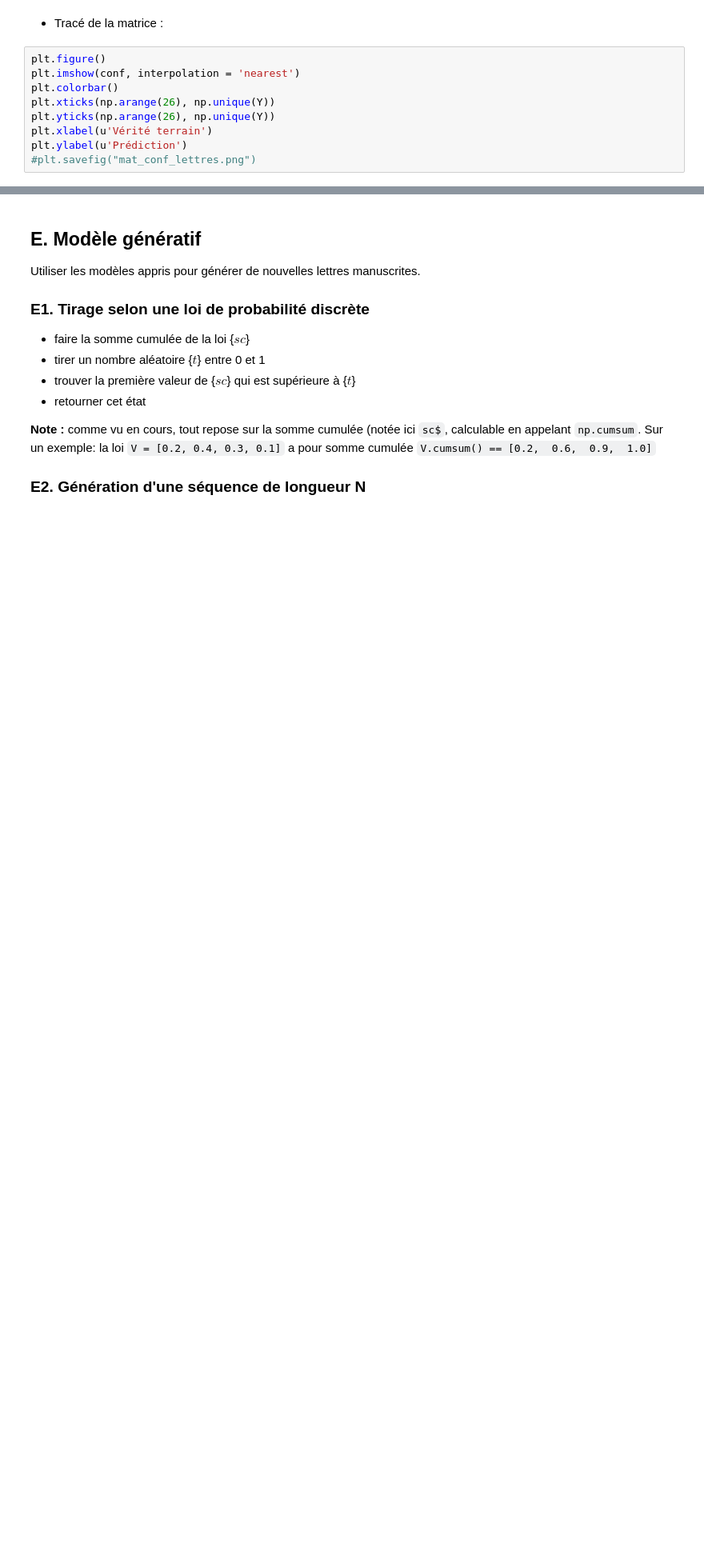
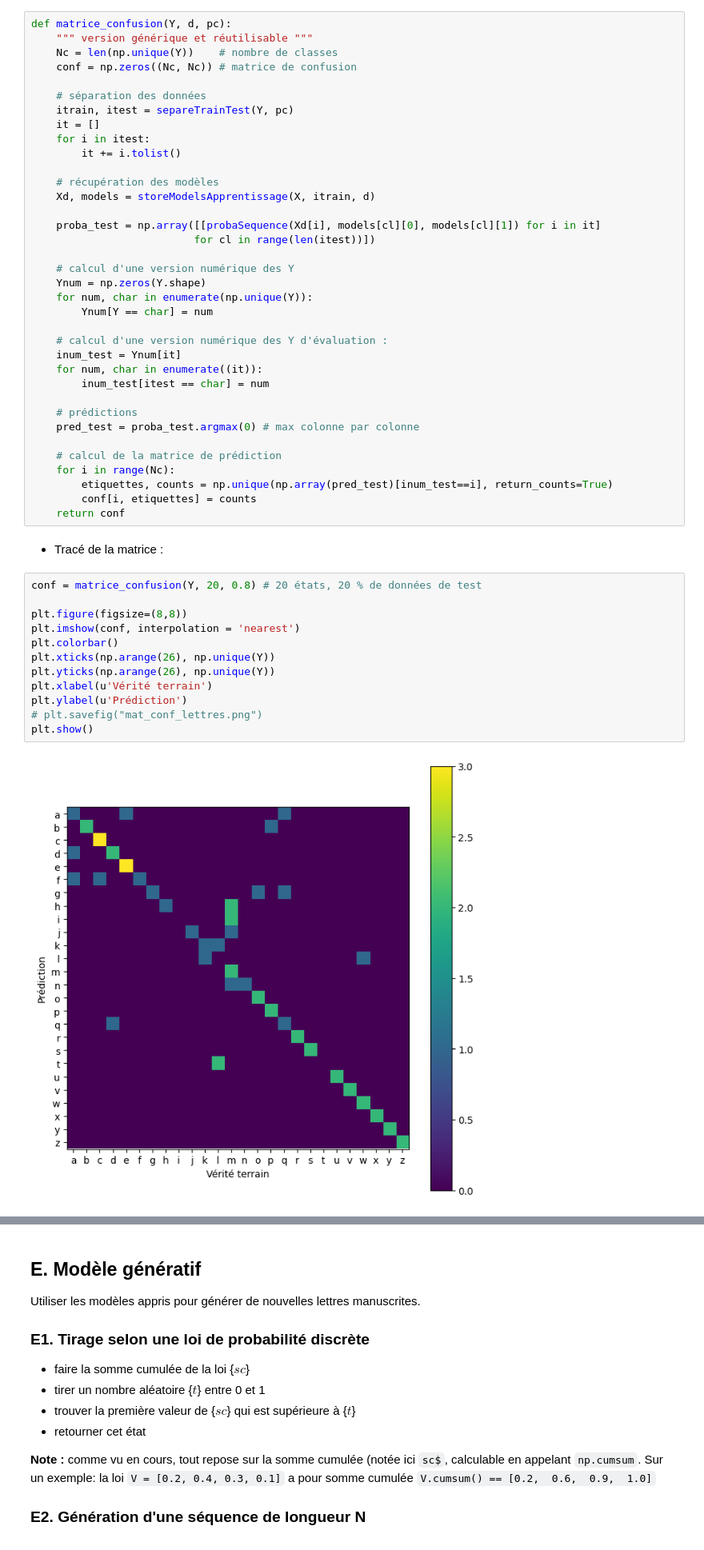
Before and after one commit to dataymeric/DAC, a Jupyter notebook: tme6/tme6.ipynb, the cells around one changed output, grey strips where cells are left out. Shown: that part at 80% size. Cells and saved outputs as stored; diff of their text form; blank space fills up the shorter version.

```diff
--- a/tme6/tme6.ipynb
+++ b/tme6/tme6.ipynb
@@ -285,11 +642,52 @@ conf = np.zeros((26,26))
+# %%
+def matrice_confusion(Y, d, pc):
+    """ version générique et réutilisable """
+    Nc = len(np.unique(Y))    # nombre de classes
+    conf = np.zeros((Nc, Nc)) # matrice de confusion
+
+    # séparation des données
+    itrain, itest = separeTrainTest(Y, pc)
+    it = []
+    for i in itest:
+        it += i.tolist()
+
+    # récupération des modèles
+    Xd, models = storeModelsApprentissage(X, itrain, d)
+
+    proba_test = np.array([[probaSequence(Xd[i], models[cl][0], models[cl][1]) for i in it]
+                          for cl in range(len(itest))])
+
+    # calcul d'une version numérique des Y
+    Ynum = np.zeros(Y.shape)
+    for num, char in enumerate(np.unique(Y)):
+        Ynum[Y == char] = num
+
+    # calcul d'une version numérique des Y d'évaluation :
+    inum_test = Ynum[it]
+    for num, char in enumerate((it)):
+        inum_test[itest == char] = num
+
+    # prédictions
+    pred_test = proba_test.argmax(0) # max colonne par colonne
+
+    # calcul de la matrice de prédiction
+    for i in range(Nc):
+        etiquettes, counts = np.unique(np.array(pred_test)[inum_test==i], return_counts=True)
+        conf[i, etiquettes] = counts
+    return conf
 # %% [markdown]
 - Tracé de la matrice :
 # %%
-plt.figure()
+conf = matrice_confusion(Y, 20, 0.8) # 20 états, 20 % de données de test
+
+plt.figure(figsize=(8,8))
 plt.imshow(conf, interpolation = 'nearest')
 plt.colorbar()
 plt.xticks(np.arange(26), np.unique(Y))
 plt.yticks(np.arange(26), np.unique(Y))
 plt.xlabel(u'Vérité terrain')
 plt.ylabel(u'Prédiction')
-#plt.savefig("mat_conf_lettres.png")
+# plt.savefig("mat_conf_lettres.png")
+plt.show()
+# %% [output]
+[figure, added]
```
Also changed, not shown: parts of 50 cells of this notebook, 1 other file.
